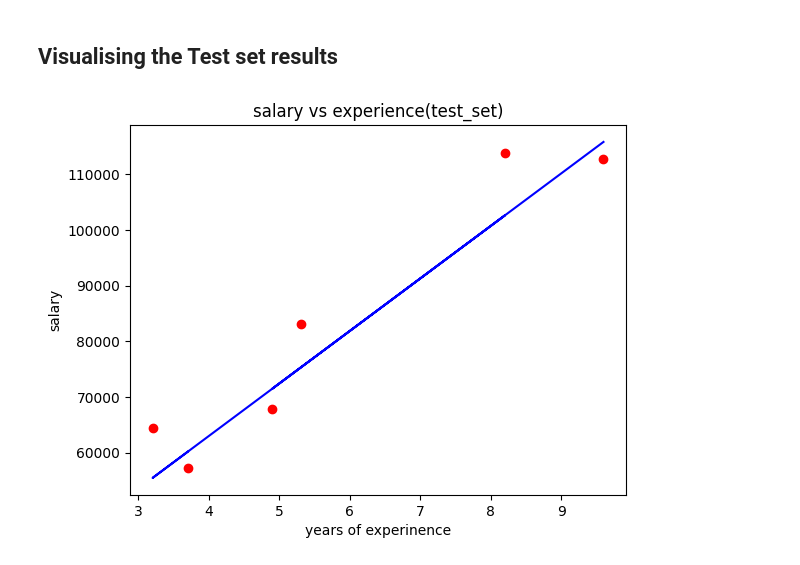
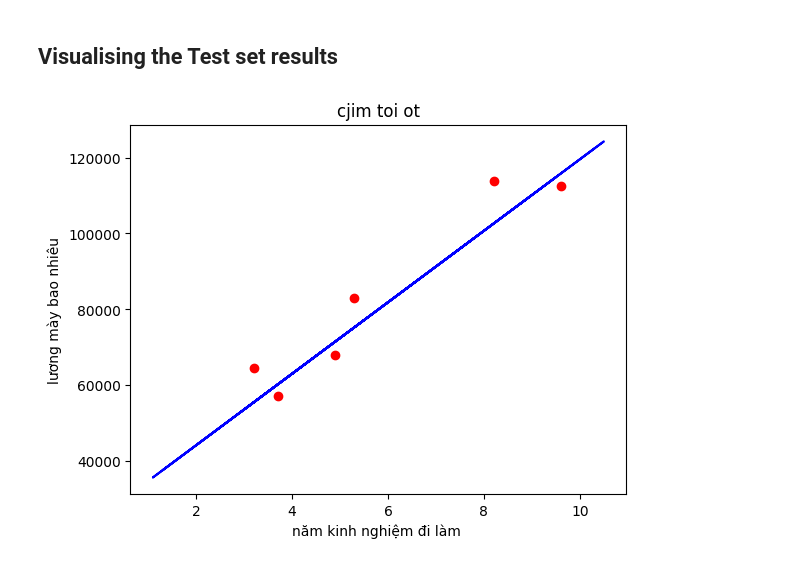
Before and after one commit to HZhalex/MLAZ, a Jupyter notebook: simple_linear_regression(done).ipynb, the cells around one changed output. Saved outputs shown, nothing was run; the diff lists cells and outputs as text; code cells hidden in the pictures.

```diff
--- a/simple_linear_regression(done).ipynb
+++ b/simple_linear_regression(done).ipynb
@@ -43,11 +46,11 @@ plt.show()
 # %% [markdown]
 ## Visualising the Test set results
-# %%
-plt.scatter(x_test,y_test,color = 'red')
-plt.plot(x_test, regressor.predict(x_test),color = 'blue')
-plt.xlabel('years of experinence')
-plt.ylabel('salary')
-plt.title('salary vs experience(test_set)')
-plt.show()
-# %% [output]
-[figure, removed]
+# %%
+plt.scatter(x_test,y_test,color = 'red')
+plt.title('cjim toi ot')
+plt.xlabel('năm kinh nghiệm đi làm ')
+plt.ylabel('lương mày bao nhiêu')
+plt.plot(x_train,regressor.predict(x_train),color='blue')
+plt.show()
+# %% [output]
+[figure, added]
```
Also changed, not shown: parts of 5 cells of this notebook.
